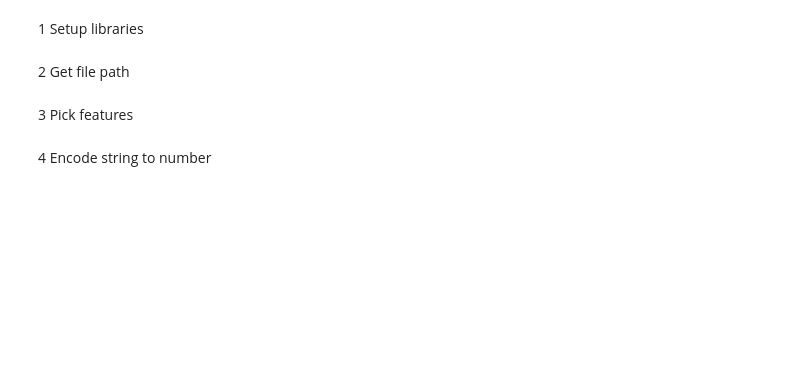
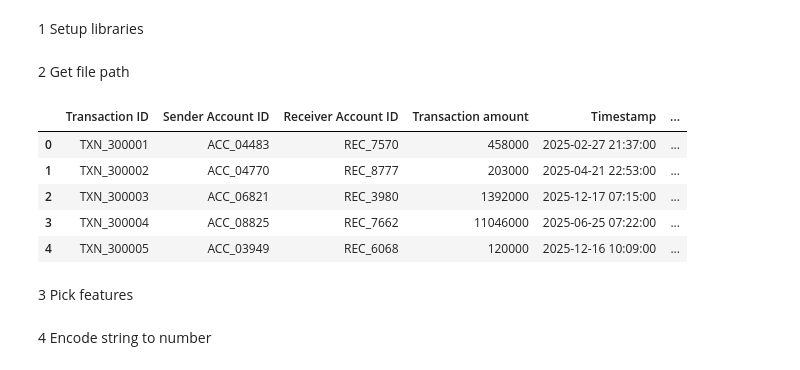
Before and after one commit to TranDuc511/ML-cos3049, a Jupyter notebook: ML/notebook/rdclassification.ipynb, the cells around one changed output. Saved outputs shown, nothing was run; the diff lists cells and outputs as text; code cells hidden in the pictures; blank space fills up the shorter version.

```diff
--- a/ML/notebook/rdclassification.ipynb
+++ b/ML/notebook/rdclassification.ipynb
@@ -14,8 +17,15 @@ pd.set_option('display.width', 1000)
 2 Get file path
 # %%
 
-data_frame = pd.read_json(r"C:\Users\Admin\Documents\ML-cos3049\ML\data\data_labeled.json") #You Must use your data path not mine
+data_frame = pd.read_json(r"C:\Users\ADMIN\Documents\Algorithm_Inno\ML\data\data_labeled.json") #You Must use your data path not mine
 data_frame.head()
+# %% [output]
+|  | Transaction ID | Sender Account ID | Receiver Account ID | Transaction amount | Timestamp | ... |
+| 0 | TXN_300001 | ACC_04483 | REC_7570 | 458000 | 2025-02-27 21:37:00 | ... |
+| 1 | TXN_300002 | ACC_04770 | REC_8777 | 203000 | 2025-04-21 22:53:00 | ... |
+| 2 | TXN_300003 | ACC_06821 | REC_3980 | 1392000 | 2025-12-17 07:15:00 | ... |
+| 3 | TXN_300004 | ACC_08825 | REC_7662 | 11046000 | 2025-06-25 07:22:00 | ... |
+| 4 | TXN_300005 | ACC_03949 | REC_6068 | 120000 | 2025-12-16 10:09:00 | ... |
 # %% [markdown]
 3 Pick features
 # %%
```
Also changed, not shown: parts of 9 cells of this notebook, 9 other files.
